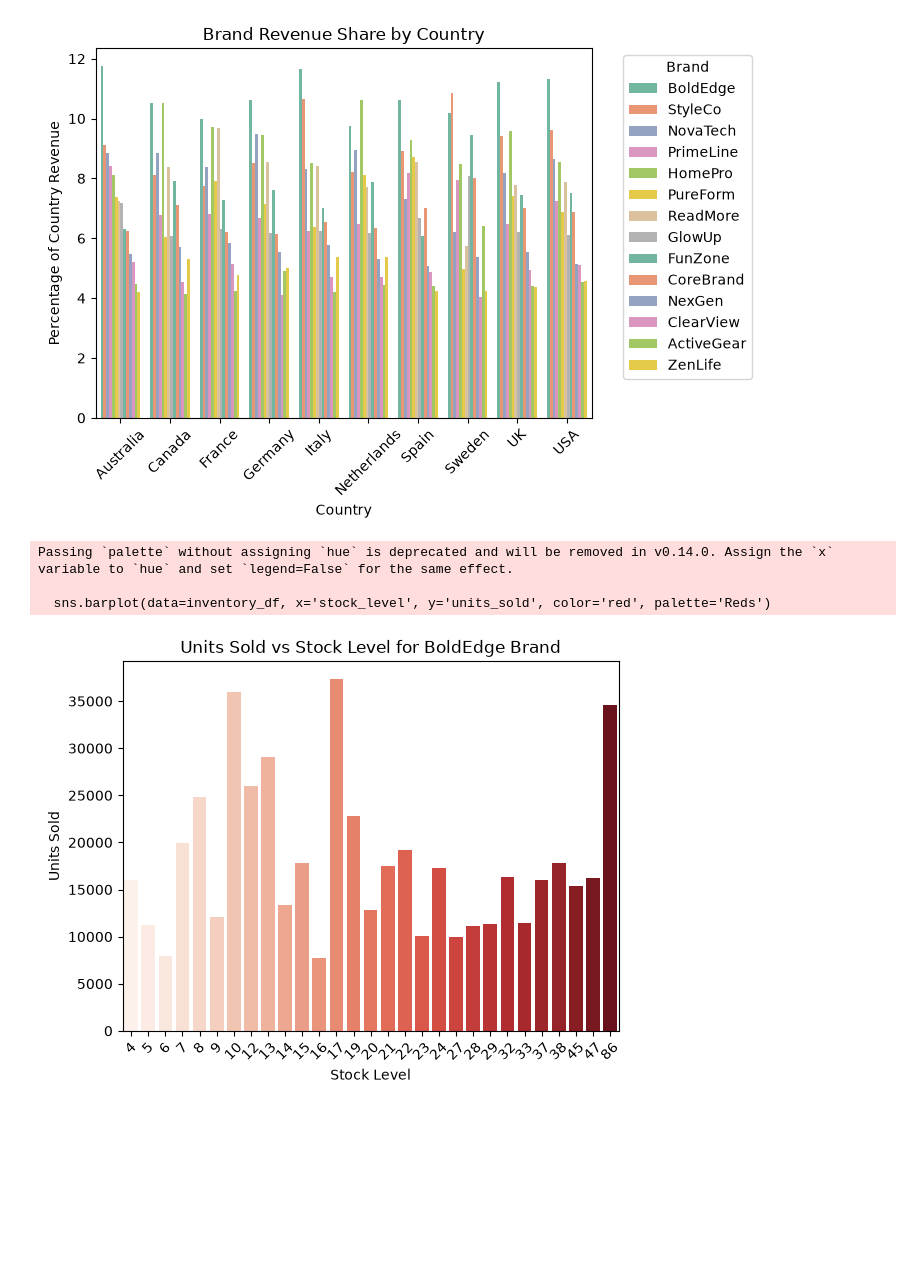
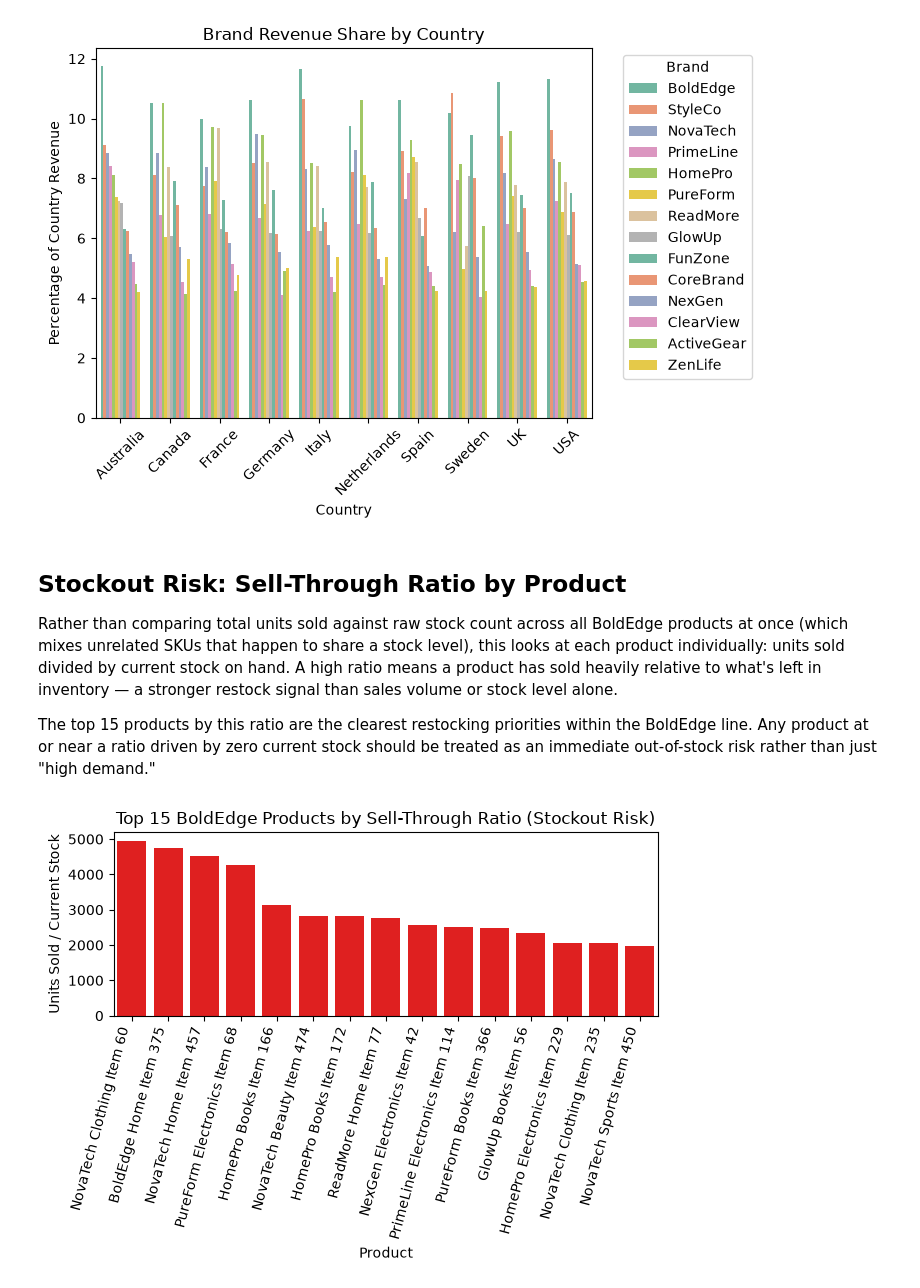
Before and after one commit to dmgg90/E-commerce-Studio, a Jupyter notebook: Analysis.ipynb, the cells around one changed output. Saved outputs shown, nothing was run; the diff lists cells and outputs as text; code cells hidden in the pictures; blank space fills up the shorter version.

Commit message:
Updated Analysis files with visualizations
added visualizations+storytelling

```diff
--- a/Analysis.ipynb
+++ b/Analysis.ipynb
@@ -451,29 +506,40 @@ plt.xticks(rotation=45)
 plt.show()
 # %% [output]
 [figure]
+# %% [markdown]
+## Stockout Risk: Sell-Through Ratio by Product
+
+Rather than comparing total units sold against raw stock count across all BoldEdge products at once (which
+mixes unrelated SKUs that happen to share a stock level), this looks at each product individually: units
+sold divided by current stock on hand. A high ratio means a product has sold heavily relative to what's
+left in inventory — a stronger restock signal than sales volume or stock level alone.
+
+The top 15 products by this ratio are the clearest restocking priorities within the BoldEdge line. Any
+product at or near a ratio driven by zero current stock should be treated as an immediate out-of-stock
+risk rather than just "high demand."
 # %%
 sql_query = """SELECT
-    p.brand,
+    p.name,
     i.stock_units AS stock_level,
-    SUM(t.quantity) AS units_sold
+    SUM(t.quantity) AS units_sold,
+    ROUND(SUM(t.quantity) * 1.0 / NULLIF(i.stock_units, 0), 2) AS sell_through_ratio
 FROM products p
 JOIN inventory i ON p.product_id = i.product_id
 JOIN transactions t ON p.product_id = t.product_id
 WHERE p.brand = 'BoldEdge' AND t.status = 'completed'
-GROUP BY p.brand, i.stock_units
-ORDER BY units_sold DESC;"""
+GROUP BY p.name, i.stock_units
+ORDER BY sell_through_ratio DESC;"""
 
 inventory_df = pd.read_sql_query(sql_query, conn)
-# %%
-sns.barplot(data=inventory_df, x='stock_level', y='units_sold', color='red', palette='Reds')
-plt.title('Units Sold vs Stock Level for BoldEdge Brand')
-plt.xlabel('Stock Level')
-plt.ylabel('Units Sold')
-
-xticks = plt.xticks(rotation=45)
-plt.show()
-# %% [output]
-Passing `palette` without assigning `hue` is deprecated and will be removed in v0.14.0. Assign the `x` variable to `hue` and set `legend=False` for the same effect.
-
-  sns.barplot(data=inventory_df, x='stock_level', y='units_sold', color='red', palette='Reds')
-[figure, removed]
+# %%
+top_risk = inventory_df.sort_values("sell_through_ratio", ascending=False).head(15)
+
+sns.barplot(data=top_risk, x="name", y="sell_through_ratio", color="red")
+plt.title("Top 15 BoldEdge Products by Sell-Through Ratio (Stockout Risk)")
+plt.xlabel("Product")
+plt.ylabel("Units Sold / Current Stock")
+plt.xticks(rotation=75, ha="right")
+plt.tight_layout()
+plt.show()
+# %% [output]
+[figure, added]
```
Also changed, not shown: parts of 19 cells of this notebook.
